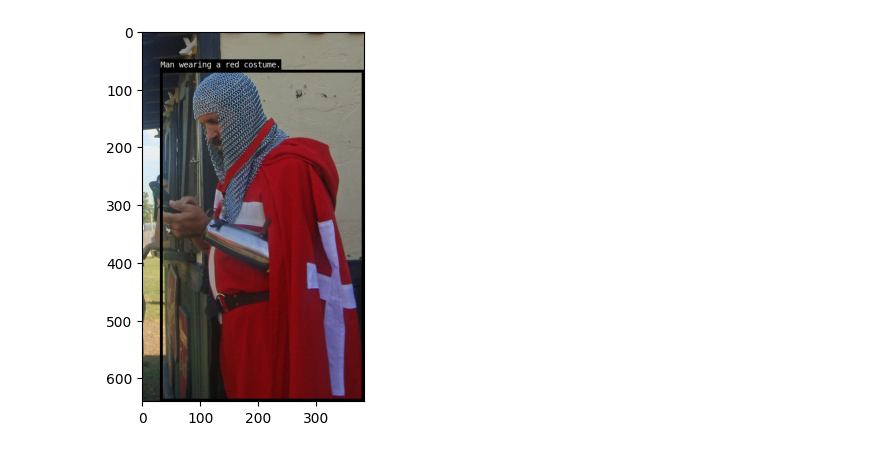
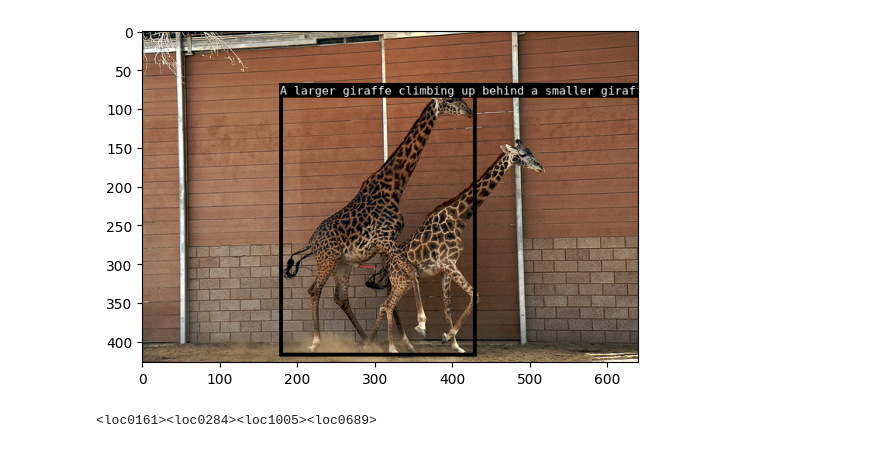
Before and after one commit to hyokonbanwa/iam2-omote, a Jupyter notebook: dataset/refcoco_g/refcoco_g_paligemma.ipynb, the cells around one changed output. Saved outputs shown, nothing was run; the diff lists cells and outputs as text; code cells hidden in the pictures.

```diff
--- a/dataset/refcoco_g/refcoco_g_paligemma.ipynb
+++ b/dataset/refcoco_g/refcoco_g_paligemma.ipynb
@@ -148,7 +148,7 @@ def make_conversation(id,image_path,question,answer,gt_entities,image_w_h,ann_id
 dataset_root_dir = "/data_ssd/huggingface_dataset"
 cache_dir = "/data_ssd/huggingface_cache"
 image_folder_root = "/data_ssd/"
-data_split = "train" #"test" #"validation" #"train"
+data_split = "validation" #"test" #"validation" #"train"
 huggingface_id = "jxu124/refcocog"
 save_json_path = f"/data_ssd/refcoco_g/refcoco_g_paligemma_{data_split}.json"
 
@@ -243,9 +243,9 @@ matches [('<loc0098><loc0000><loc0969><loc0382>', '<loc0098><loc0000><loc0969><l
 # %%
 converted_data = []
-for id,caption,loc_bbox, ground_bbox, image_path,original_image_width_height,ann_id in tqdm(zip(id_list,caption_list,loc_bbox_list,bbox_list,image_path_list,original_image_width_height_list,ann_id_list), total=len(id_list)):
+for id,caption,loc_bbox, quantized_bbox, image_path,original_image_width_height,ann_id in tqdm(zip(id_list,caption_list,loc_bbox_list,quantized_bbox_list,image_path_list,original_image_width_height_list,ann_id_list), total=len(id_list)):
     id = f"{huggingface_id}-{data_split}-{id}"
     question = make_question(caption)
-    entity = (caption, [ground_bbox])
+    entity = (caption, [bbox_absolute_to_relative(quantized_bbox, (1023,1023))])
     conversation = make_conversation(id, image_path, question, loc_bbox, [entity],original_image_width_height,ann_id)
     converted_data.append(conversation)
 # %%
@@ -253,5 +253,5 @@ sample = converted_data[-1]
 for key, value in sample.items():
     print(f"{key}: {value}")
 image_path = os.path.join(image_folder_root, sample["image"])
-visualize_bbox(image_path, [sample["gt_entities"][0][1][0]], [sample["gt_entities"][0][0]],bbox_is_relative=False)
+visualize_bbox(image_path, [sample["gt_entities"][0][1][0]], [sample["gt_entities"][0][0]],bbox_is_relative=True)
 # %% [output]
@@ -264,4 +264,8 @@ ann_id: refcoco_g-42225
-[figure, old version]
+[figure, new version]
+# %%
+print(sample["conversations"][1]["value"])
+# %% [output]
+<loc0161><loc0284><loc1005><loc0689>
 # %%
 parsed_bbox_list = parse_bbox(sample["conversations"][1]["value"])
 visualize_bbox(image_path, parsed_bbox_list, [sample["gt_entities"][0][0]],bbox_is_relative=True)
```
Also changed, not shown: parts of 10 cells of this notebook, 5 other files.
